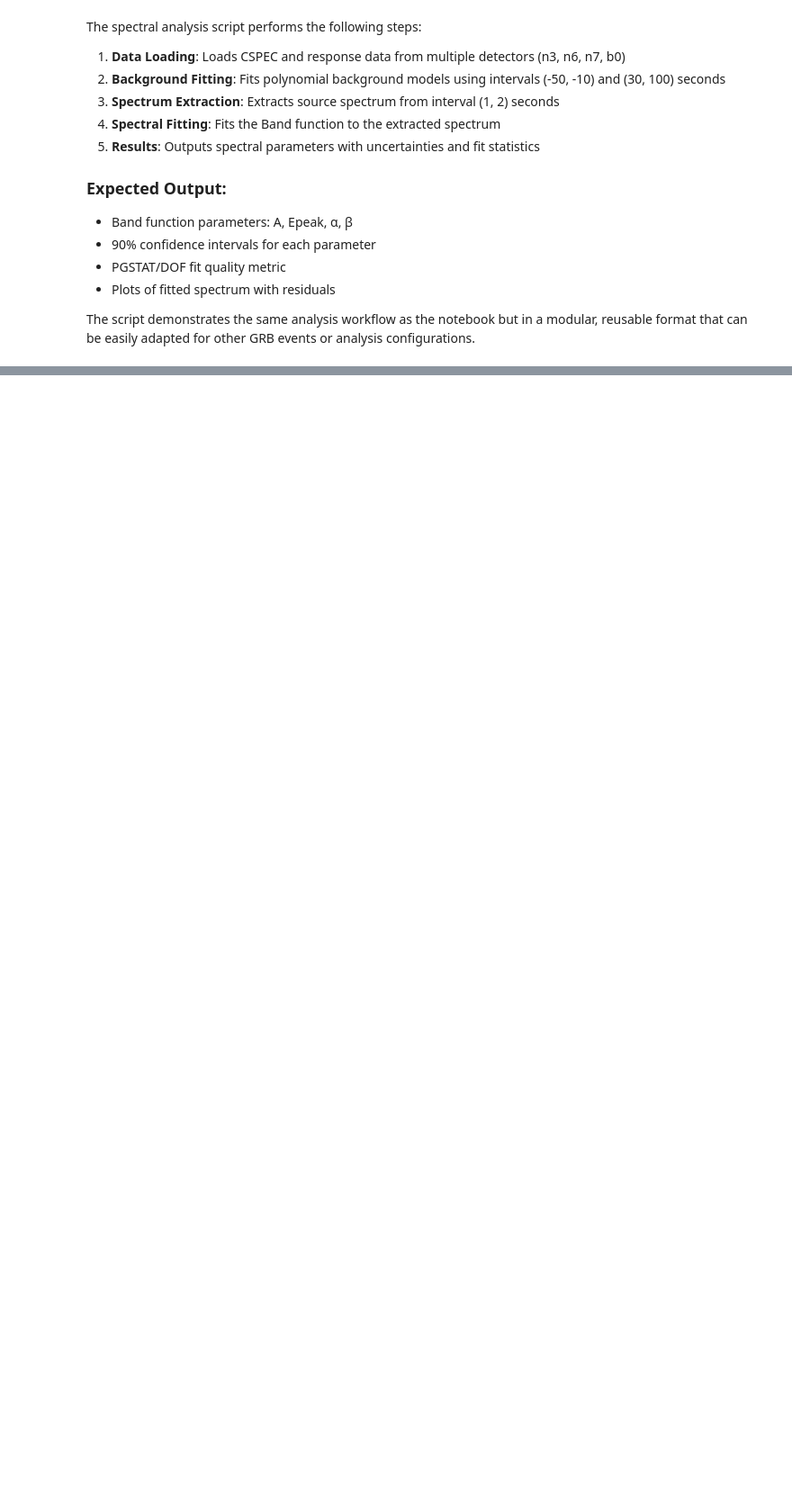
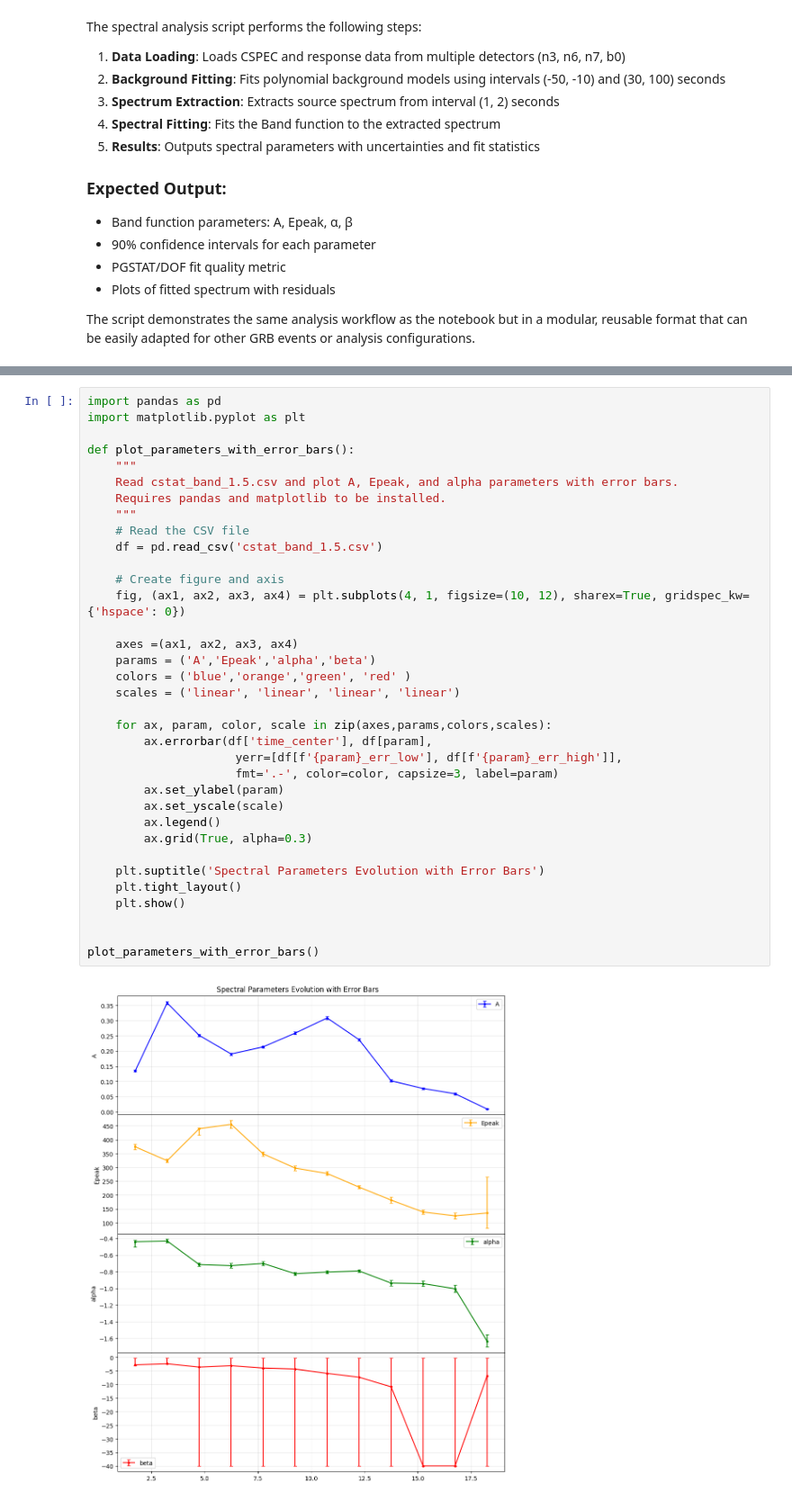
Before and after one commit to BrianDL/astro2025S02-GRB, a Jupyter notebook: analisis_espectral_multiple.ipynb, the cells around one changed output, grey strips where cells are left out. Shown at 90% size. Saved outputs shown, nothing was run; the diff lists cells and outputs as text; blank space fills up the shorter version.

```diff
--- a/analisis_espectral_multiple.ipynb
+++ b/analisis_espectral_multiple.ipynb
@@ -128,3 +128,40 @@ plt.xlim(0, 21)
 plt.show()
 # %% [output]
 [figure]
+# %%
+import pandas as pd
+import matplotlib.pyplot as plt
+
+def plot_parameters_with_error_bars():
+    """
+    Read cstat_band_1.5.csv and plot A, Epeak, and alpha parameters with error bars.
+    Requires pandas and matplotlib to be installed.
+    """
+    # Read the CSV file
+    df = pd.read_csv('cstat_band_1.5.csv')
+
+    # Create figure and axis
+    fig, (ax1, ax2, ax3, ax4) = plt.subplots(4, 1, figsize=(10, 12), sharex=True, gridspec_kw={'hspace': 0})
+
+    axes =(ax1, ax2, ax3, ax4)
+    params = ('A','Epeak','alpha','beta')
+    colors = ('blue','orange','green', 'red' )
+    scales = ('linear', 'linear', 'linear', 'linear')
+
+    for ax, param, color, scale in zip(axes,params,colors,scales):
+        ax.errorbar(df['time_center'], df[param],
+                     yerr=[df[f'{param}_err_low'], df[f'{param}_err_high']],
+                     fmt='.-', color=color, capsize=3, label=param)
+        ax.set_ylabel(param)
+        ax.set_yscale(scale)
+        ax.legend()
+        ax.grid(True, alpha=0.3)
+
+    plt.suptitle('Spectral Parameters Evolution with Error Bars')
+    plt.tight_layout()
+    plt.show()
+
+
+plot_parameters_with_error_bars()
+# %% [output]
+[figure, added]
```
Also changed, not shown: parts of 1 cell of this notebook, 3 other files.
